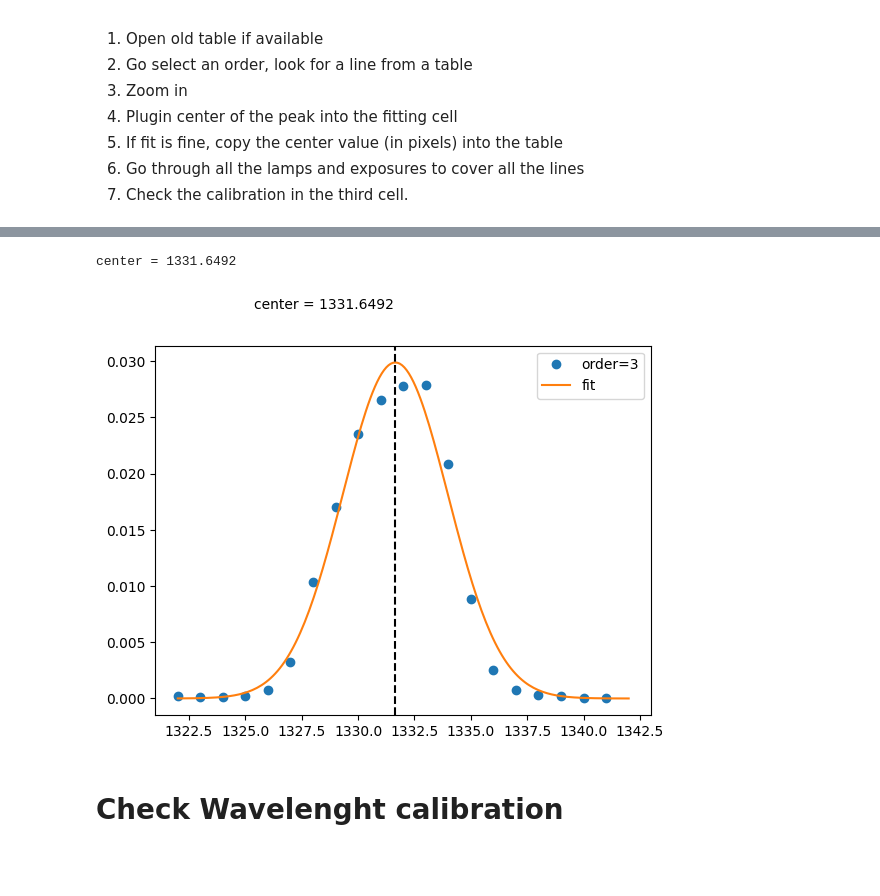
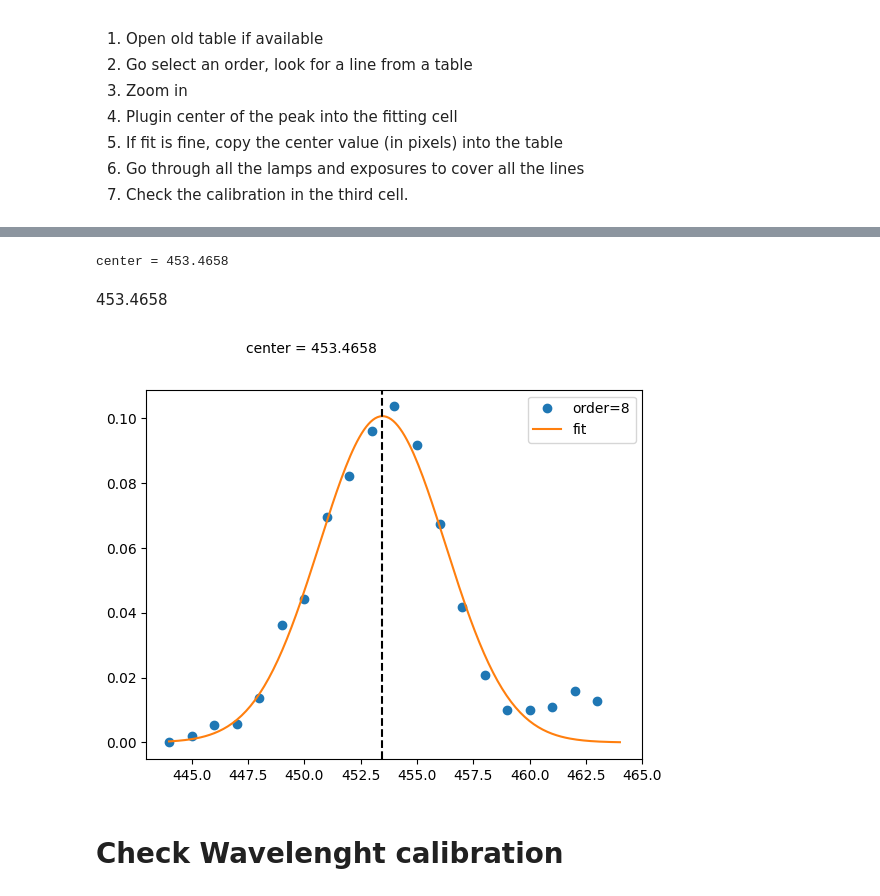
Before and after one commit to queezz/echelle_spectra, a Jupyter notebook: examples/4.3_Wavelength_Calibration_LHD.ipynb, the cells around one changed output, grey strips where cells are left out. Cells and saved outputs as stored; diff of their text form; code cells hidden in the pictures; blank space fills up the shorter version.

Commit message:
20240305 calibration finished

```diff
--- a/examples/4.3_Wavelength_Calibration_LHD.ipynb
+++ b/examples/4.3_Wavelength_Calibration_LHD.ipynb
@@ -33,9 +33,18 @@ cb.sphr.calculate_order_spectra()
 cb.bkgr.calculate_order_spectra()
 sphr = cb.sphr
 sphrbg = cb.bkgr
+# %%
+bpth_calib_images = '../../20240305_calib'
 # %%
-#th = EchelleImage(os.path.join(bpth,'ThAr_10.0s_16bit.sif'),clbr=cb)
-th = EchelleImage(os.path.join(bpth,'ThAr-0.3s-x3_20240305.sif'),clbr=cb)
+#th = EchelleImage(os.path.join(bpth,'ThAr-0.3s-x3_20240305.sif'),clbr=cb)
+#th = EchelleImage(os.path.join(bpth_calib_images,'ThAr-10s-x3.sif'),clbr=cb)
+#th = EchelleImage(os.path.join(bpth_calib_images,'Ne-2s-x3-dim-lines.sif'),clbr=cb)
+#th = EchelleImage(os.path.join(bpth_calib_images,'Ne-0.15s-x3-bright-lines.sif'),clbr=cb)
+#th = EchelleImage(os.path.join(bpth_calib_images,'Hg-0.1s-x3-brigh-lines.sif'),clbr=cb)
+#th = EchelleImage(os.path.join(bpth_calib_images,'Hg-1.0s-x3-dimm-lines.sif'),clbr=cb)
+#th = EchelleImage(os.path.join(bpth_calib_images,'H2-1s-x3-Balmer.sif'),clbr=cb)
+th = EchelleImage(os.path.join(bpth_calib_images,'H2-5min-Fulcher-try2.sif'),clbr=cb)
+
 
 th.calculate_order_spectra()
 subtract = [i.min() for i in th.order_spectra[0]]
@@ -93,36 +154,14 @@ display(fig)
 interactive(children=(Dropdown(description='order', index=3, options=(0, 1, 2, 3, 4, 5, 6, 7, 8, 9, 10, 11, 12…
 [interactive output not drawn]
 # %%
-nord = 3
-x0 = 1332
-d=10
-
-x = np.arange(cb.DIMW)
-y = (th.order_spectra[0,nord]-subtract[nord])/sphr.order_spectra[0,nord]
-
-y = y[x0-d:x0+d]
-y = y - y.min()
-x = x[x0-d:x0+d]
-plt.plot(x,y,'o',label=f'order={nord}')
-
-gauss1 = GaussianModel(prefix='g1_')
-pars = gauss1.guess(y, x=x)
-mod = gauss1
-out = mod.fit(y, pars, x=x)
-
-xlong = np.linspace(x0-d,x0+d,200)
-plt.plot(xlong,mod.eval(out.params,x=xlong),label='fit')
-center = out.params['g1_center'].value
-plt.axvline(center,c='k',ls='--')
-#txt = f'center = {center:.4f} wavelength = {wvs[nord][i]}'
-txt = f'center = {center:.4f}'
-ax = plt.gca()
-ax.text(0.2,1.1,txt,transform=ax.transAxes)
-plt.legend()
-print(txt)
+nord = 8
+x0 = 454
+center = fit_line(nord,x0,10,th,sphr,cb)
+output_to_clipboard(center)
 # %% [output]
-center = 1331.6492
+center = 453.4658
+453.4658
-[figure, old version]
+[figure, new version]
 # %% [markdown]
 # Check Wavelenght calibration
 # %%
```
Also changed, not shown: parts of 7 cells of this notebook, 1 other file.
